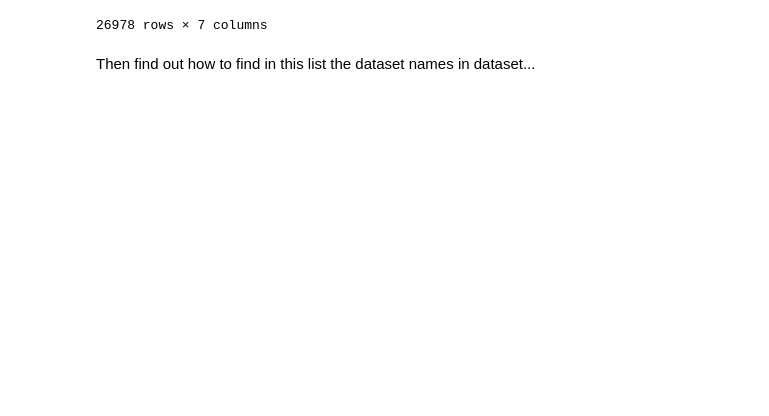
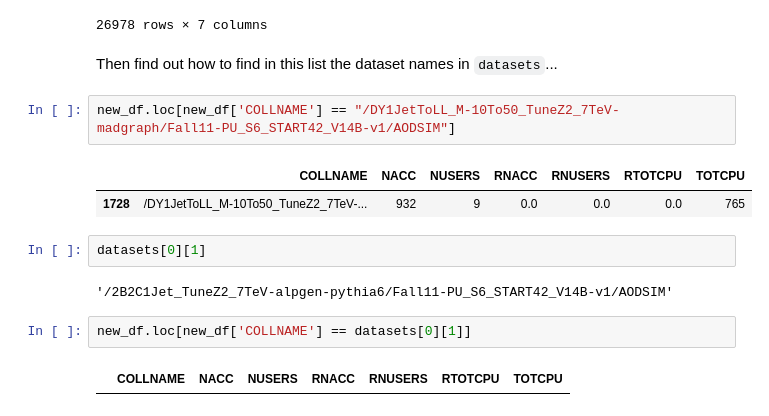
Before and after one commit to katilp/cms-data-popularity, a Jupyter notebook: compare-data-popularity.ipynb, the cells around one changed output. Saved outputs shown, nothing was run; the diff lists cells and outputs as text; blank space fills up the shorter version.

```diff
--- a/compare-data-popularity.ipynb
+++ b/compare-data-popularity.ipynb
@@ -131,4 +131,17 @@ new_df.sort_values('NUSERS',ascending=False)
 | 13489 | /TTToHplusBWB_M-150_7TeV-pythia6-... | 20 | 1 | 0.0 | 0.0 | 0 | 0 |
 26978 rows × 7 columns
 # %% [markdown]
-Then find out how to find in this list the dataset names in dataset...
+Then find out how to find in this list the dataset names in `datasets`...
+# %%
+new_df.loc[new_df['COLLNAME'] == "/DY1JetToLL_M-10To50_TuneZ2_7TeV-madgraph/Fall11-PU_S6_START42_V14B-v1/AODSIM"]
+# %% [output]
+|  | COLLNAME | NACC | NUSERS | RNACC | RNUSERS | RTOTCPU | TOTCPU |
+| 1728 | /DY1JetToLL_M-10To50_TuneZ2_7TeV-... | 932 | 9 | 0.0 | 0.0 | 0.0 | 765 |
+# %%
+datasets[0][1]
+# %% [output]
+'/2B2C1Jet_TuneZ2_7TeV-alpgen-pythia6/Fall11-PU_S6_START42_V14B-v1/AODSIM'
+# %%
+new_df.loc[new_df['COLLNAME'] == datasets[0][1]]
+# %% [output]
+|  | COLLNAME | NACC | NUSERS | RNACC | RNUSERS | RTOTCPU | TOTCPU |
```
Also changed, not shown: parts of 2 cells of this notebook.
